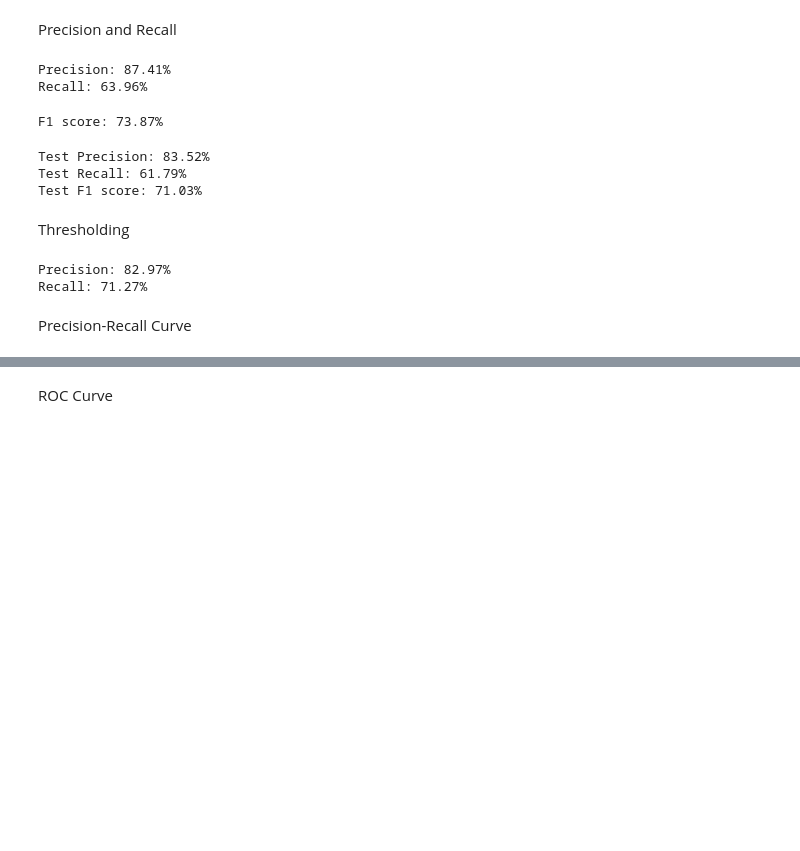
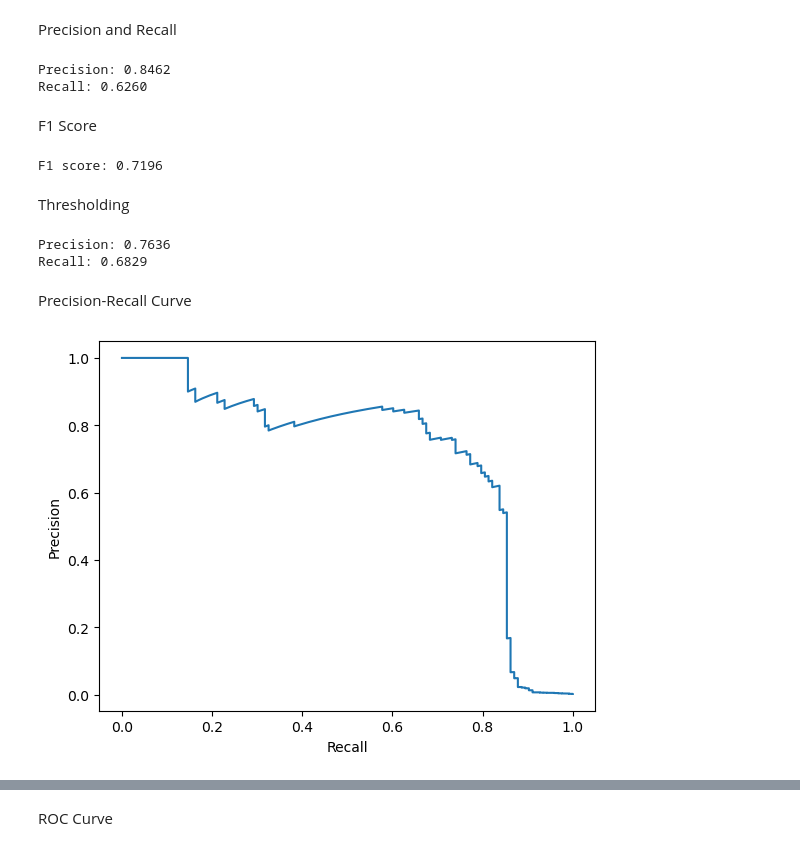
Before and after one commit to roiyeho/ml-book, a Jupyter notebook: Chapter05/ClassificationEvaluationMetrics.ipynb, the cells around one changed output, grey strips where cells are left out. Cells and saved outputs as stored; diff of their text form; code cells hidden in the pictures; blank space fills up the shorter version.

```diff
--- a/Chapter05/ClassificationEvaluationMetrics.ipynb
+++ b/Chapter05/ClassificationEvaluationMetrics.ipynb
@@ -84,35 +94,22 @@ Precision and Recall
 # %%
 from sklearn.metrics import precision_score, recall_score
 
-precision = precision_score(y_train, y_pred)
-print(f'Precision: {precision * 100:.2f}%')
+precision = precision_score(y_test, y_test_pred)
+print(f'Precision: {precision:.4f}')
 
-recall = recall_score(y_train, y_pred)
-print(f'Recall: {recall * 100:.2f}%')
+recall = recall_score(y_test, y_test_pred)
+print(f'Recall: {recall:.4f}')
 # %% [output]
-Precision: 87.41%
-Recall: 63.96%
+Precision: 0.8462
+Recall: 0.6260
+# %% [markdown]
+F1 Score
 # %%
 from sklearn.metrics import f1_score
 
-f1 = f1_score(y_train, y_pred)
-print(f'F1 score: {f1 * 100:.2f}%')
+f1 = f1_score(y_test, y_test_pred)
+print(f'F1 score: {f1:.4f}')
 # %% [output]
-F1 score: 73.87%
+F1 score: 0.7196
-# %%
-y_test_pred = model.predict(X_test)
-
-precision = precision_score(y_test, y_test_pred)
-print(f'Test Precision: {precision * 100:.2f}%')
-
-recall = recall_score(y_test, y_test_pred)
-print(f'Test Recall: {recall * 100:.2f}%')
-
-f1 = f1_score(y_test, y_test_pred)
-print(f'Test F1 score: {f1 * 100:.2f}%')
-# %% [output]
-Test Precision: 83.52%
-Test Recall: 61.79%
-Test F1 score: 71.03%
 # %% [markdown]
 Thresholding
@@ -123,12 +116,26 @@ new_y_pred = (scores > threshold)
-# %%
-precision = precision_score(y_train, new_y_pred)
-print(f'Precision: {precision * 100:.2f}%')
-
-recall = recall_score(y_train, new_y_pred)
-print(f'Recall: {recall * 100:.2f}%')
-# %% [output]
-Precision: 82.97%
-Recall: 71.27%
+# %%
+threshold = 0.3  # Lower the threshold to increase recall
+probs = model.predict_proba(X_test)[:, 1]  # The probabilities for the positive class
+y_test_pred = (probs > threshold).astype(int)
+
+precision = precision_score(y_test, y_test_pred)
+print(f'Precision: {precision:.4f}')
+
+recall = recall_score(y_test, y_test_pred)
+print(f'Recall: {recall:.4f}')
+# %% [output]
+Precision: 0.7636
+Recall: 0.6829
 # %% [markdown]
 Precision-Recall Curve
+# %%
+from sklearn.metrics import precision_recall_curve
+
+precisions, recalls, thresholds = precision_recall_curve(y_test, probs)
+plt.plot(recalls, precisions)
+plt.xlabel('Recall')
+plt.ylabel('Precision')
+plt.savefig('figures/precision_recall_curve.pdf', bbox_inches='tight')
+# %% [output]
+[figure, added]
 # %%
```
Also changed, not shown: parts of 25 cells of this notebook, 22 other files.
